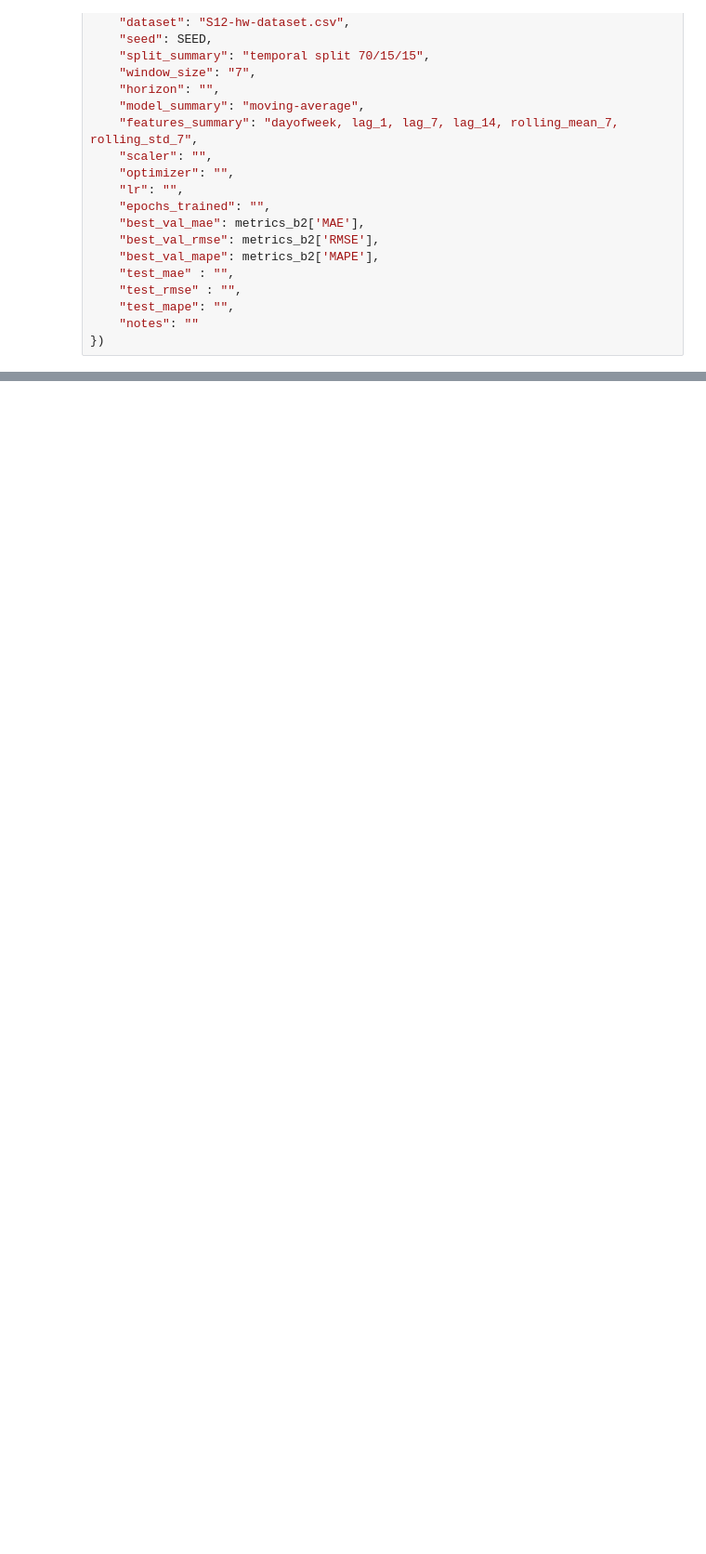
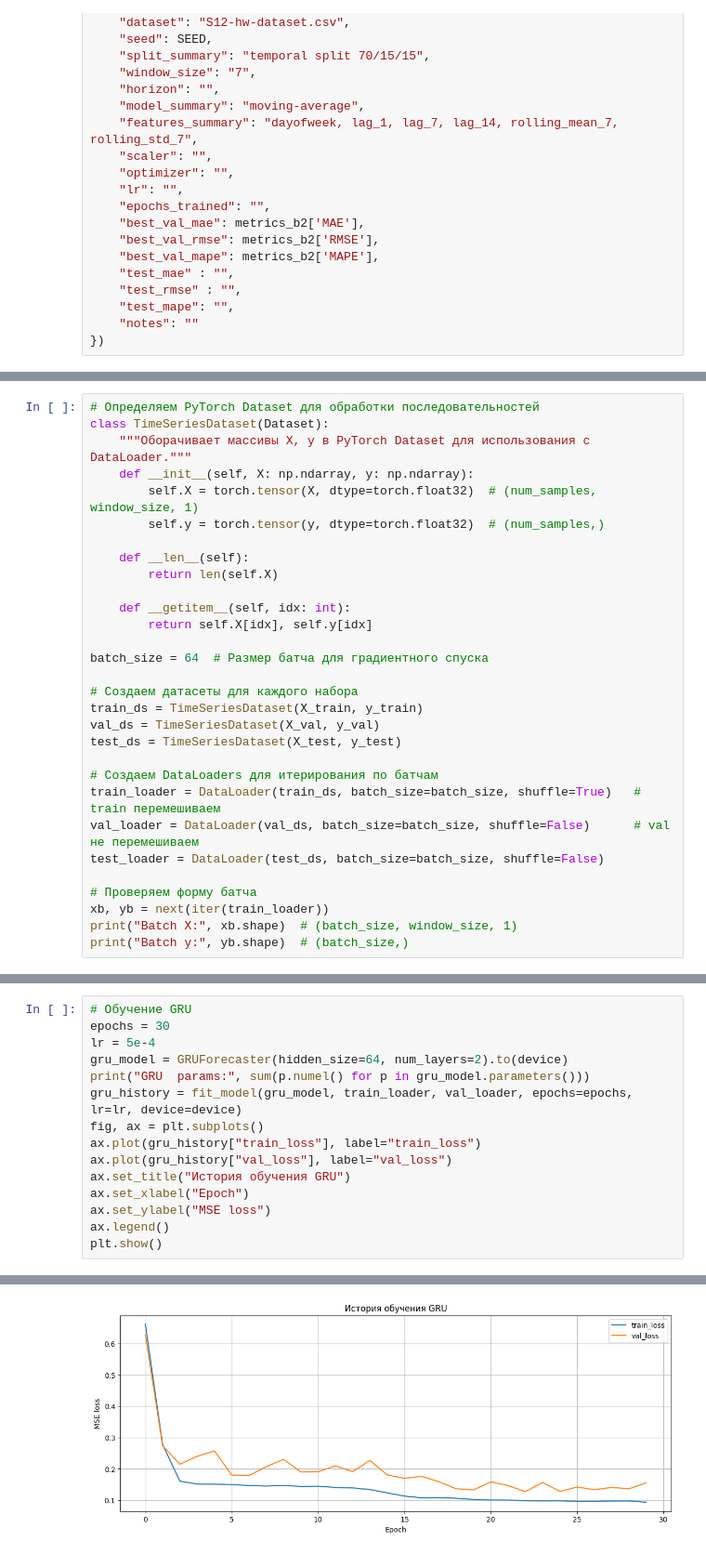
Before and after one commit to rodomanovt/ai-course, a Jupyter notebook: homeworks/HW12/HW12.ipynb, the cells around one changed output, grey strips where cells are left out. Shown at 93% size. Cells and saved outputs as stored; diff of their text form; blank space fills up the shorter version.

```diff
--- a/homeworks/HW12/HW12.ipynb
+++ b/homeworks/HW12/HW12.ipynb
@@ -302,0 +359,30 @@ save_results({
+# %%
+# Определяем PyTorch Dataset для обработки последовательностей
+class TimeSeriesDataset(Dataset):
+    """Оборачивает массивы X, y в PyTorch Dataset для использования с DataLoader."""
+    def __init__(self, X: np.ndarray, y: np.ndarray):
+        self.X = torch.tensor(X, dtype=torch.float32)  # (num_samples, window_size, 1)
+        self.y = torch.tensor(y, dtype=torch.float32)  # (num_samples,)
+
+    def __len__(self):
+        return len(self.X)
+
+    def __getitem__(self, idx: int):
+        return self.X[idx], self.y[idx]
+
+batch_size = 64  # Размер батча для градиентного спуска
+
+# Создаем датасеты для каждого набора
+train_ds = TimeSeriesDataset(X_train, y_train)
+val_ds = TimeSeriesDataset(X_val, y_val)
+test_ds = TimeSeriesDataset(X_test, y_test)
+
+# Создаем DataLoaders для итерирования по батчам
+train_loader = DataLoader(train_ds, batch_size=batch_size, shuffle=True)   # train перемешиваем
+val_loader = DataLoader(val_ds, batch_size=batch_size, shuffle=False)      # val не перемешиваем
+test_loader = DataLoader(test_ds, batch_size=batch_size, shuffle=False)
+
+# Проверяем форму батча
+xb, yb = next(iter(train_loader))
+print("Batch X:", xb.shape)  # (batch_size, window_size, 1)
+print("Batch y:", yb.shape)  # (batch_size,)
@@ -302,0 +568,16 @@ save_results({
+# %%
+# Обучение GRU
+epochs = 30
+lr = 5e-4
+gru_model = GRUForecaster(hidden_size=64, num_layers=2).to(device)
+print("GRU  params:", sum(p.numel() for p in gru_model.parameters()))
+gru_history = fit_model(gru_model, train_loader, val_loader, epochs=epochs, lr=lr, device=device)
+fig, ax = plt.subplots()
+ax.plot(gru_history["train_loss"], label="train_loss")
+ax.plot(gru_history["val_loss"], label="val_loss")
+ax.set_title("История обучения GRU")
+ax.set_xlabel("Epoch")
+ax.set_ylabel("MSE loss")
+ax.legend()
+plt.show()
+# %% [output]
@@ -302,0 +601 @@ save_results({
+[figure, added]
```
Also changed, not shown: parts of 11 cells of this notebook, 6 other files.
